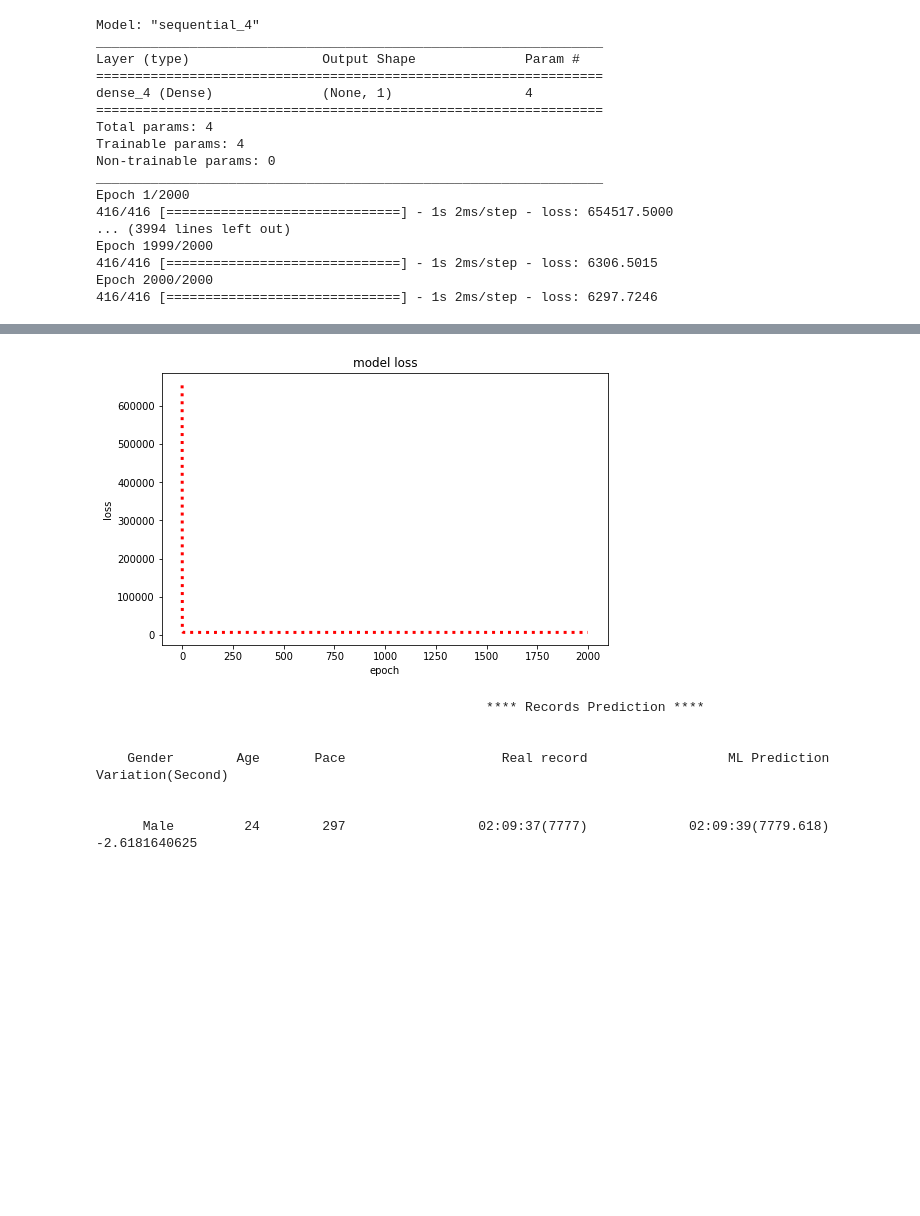
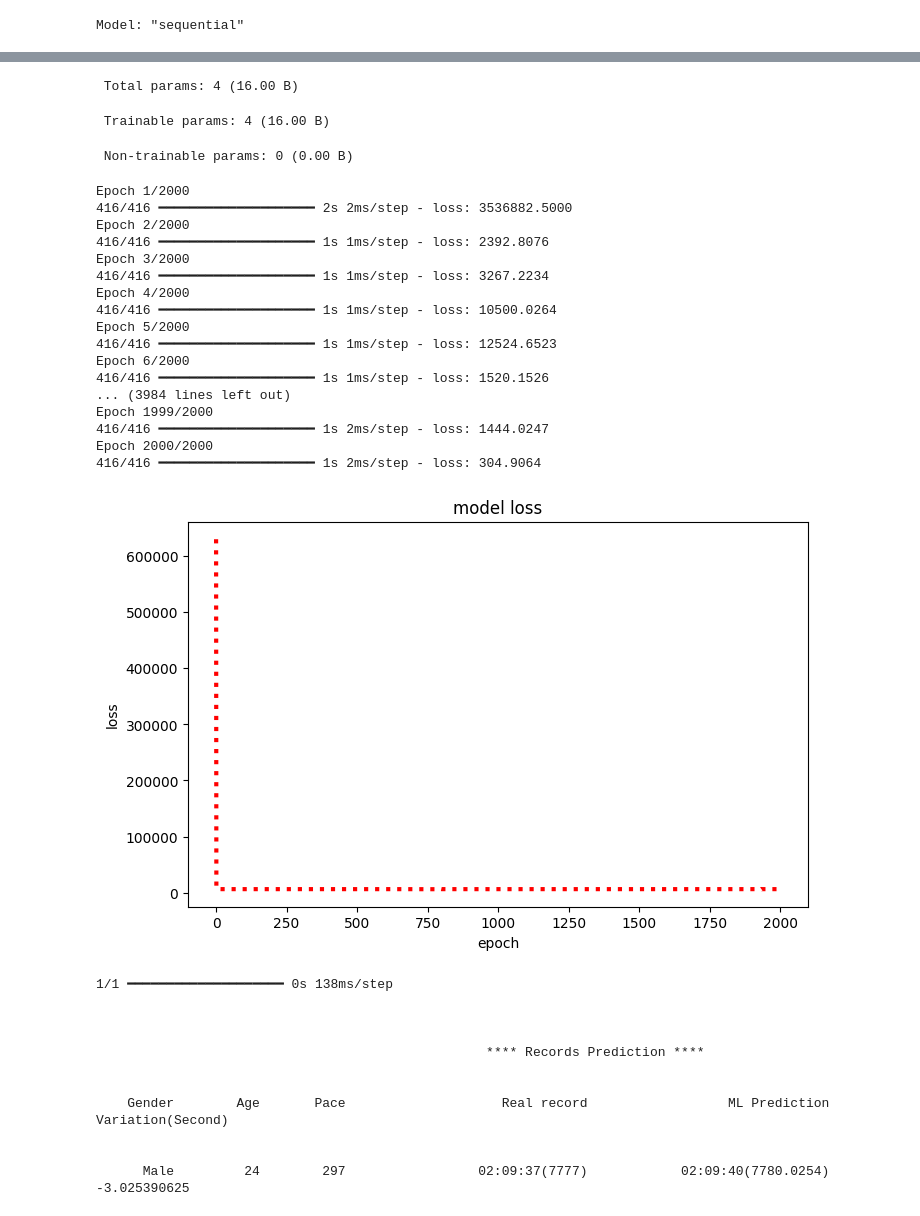
Before and after one commit to jhsongok/MLDL, a Jupyter notebook: ML/2.Multivalue Linear Regression1.ipynb, the cells around one changed output, grey strips where cells are left out. Drawn from its saved outputs; the diff is of its cells as text; code cells hidden in the pictures; blank space fills up the shorter version.

```diff
--- a/ML/2.Multivalue Linear Regression1.ipynb
+++ b/ML/2.Multivalue Linear Regression1.ipynb
@@ -74,14 +70,16 @@ x_train = [normalization(r[0:3]) for r in record_2015_2016]
 y_train = [r[-1] for r in record_2015_2016]
 
 # test dataset 정의
-x_test = [normalization(r[0:3]) for r in record_2017]
-y_test = [r[-1] for r in record_2017]
+x_test = np.array([normalization(r[0:3]) for r in record_2017])
+y_test = np.array([r[-1] for r in record_2017])
 
 # 모델 구성하기
 model =  tf.keras.models.Sequential()
-model.add(tf.keras.layers.Dense(1, input_shape=(3,)))  # input은 3개, output 은 1개
+model.add(tf.keras.layers.Input(shape=(3,)))  # Input 레이어 추가
+model.add(tf.keras.layers.Dense(1))           # output 은 1개
+
 # 모델 학습과정 설정하기
-sgd = tf.keras.optimizers.SGD(lr=t_r)
+sgd = tf.keras.optimizers.SGD(learning_rate=t_r)   # lr -> learning_rate로 변경
 model.compile(loss='mse', optimizer=sgd)
 
 # 모델 구성 확인하기
@@ -107,20 +105,4 @@ print("%80s" % ('**** Records Prediction ****\n\n'))
 print("%10s %10s %10s %30s %30s %30s" % ('Gender', 'Age', 'Pace', 'Real record', 'ML Prediction', 'Variation(Second)')+'\n\n')
 print("%10s %10s %10s %30s %30s %30s" % (gender_list[record_2017[t_s-1][0]], str(record_2017[t_s-1][1]), str(record_2017[t_s-1][2]), real_time, ml_time, variation)+'\n')
 # %% [output]
-Model: "sequential_4"
-_________________________________________________________________
-Layer (type)                 Output Shape              Param #
-=================================================================
-dense_4 (Dense)              (None, 1)                 4
-=================================================================
-Total params: 4
-Trainable params: 4
-Non-trainable params: 0
-_________________________________________________________________
-Epoch 1/2000
-416/416 [==============================] - 1s 2ms/step - loss: 654517.5000
-... (3994 lines left out)
-Epoch 1999/2000
-416/416 [==============================] - 1s 2ms/step - loss: 6306.5015
-Epoch 2000/2000
-416/416 [==============================] - 1s 2ms/step - loss: 6297.7246
+Model: "sequential"
@@ -127,11 +114,35 @@ Epoch 2000/2000
+ Total params: 4 (16.00 B)
+ Trainable params: 4 (16.00 B)
+ Non-trainable params: 0 (0.00 B)
+Epoch 1/2000
+416/416 ━━━━━━━━━━━━━━━━━━━━ 2s 2ms/step - loss: 3536882.5000
+Epoch 2/2000
+416/416 ━━━━━━━━━━━━━━━━━━━━ 1s 1ms/step - loss: 2392.8076
+Epoch 3/2000
+416/416 ━━━━━━━━━━━━━━━━━━━━ 1s 1ms/step - loss: 3267.2234
+Epoch 4/2000
+416/416 ━━━━━━━━━━━━━━━━━━━━ 1s 1ms/step - loss: 10500.0264
+Epoch 5/2000
+416/416 ━━━━━━━━━━━━━━━━━━━━ 1s 1ms/step - loss: 12524.6523
+Epoch 6/2000
+416/416 ━━━━━━━━━━━━━━━━━━━━ 1s 1ms/step - loss: 1520.1526
+... (3984 lines left out)
+Epoch 1999/2000
+416/416 ━━━━━━━━━━━━━━━━━━━━ 1s 2ms/step - loss: 1444.0247
+Epoch 2000/2000
+416/416 ━━━━━━━━━━━━━━━━━━━━ 1s 2ms/step - loss: 304.9064
-[figure, old version]
+[figure, new version]
-                                                  **** Records Prediction ****
-
-
-    Gender        Age       Pace                    Real record                  ML Prediction              Variation(Second)
-
-
-      Male         24        297                 02:09:37(7777)             02:09:39(7779.618)                  -2.6181640625
+1/1 ━━━━━━━━━━━━━━━━━━━━ 0s 138ms/step
+
+
+
+                                                  **** Records Prediction ****
+
+
+    Gender        Age       Pace                    Real record                  ML Prediction              Variation(Second)
+
+
+      Male         24        297                 02:09:37(7777)            02:09:40(7780.0254)                   -3.025390625
 # %%
 t_s = 30  # 등수
 
```
Also changed, not shown: parts of 3 cells of this notebook, 4 other files.
